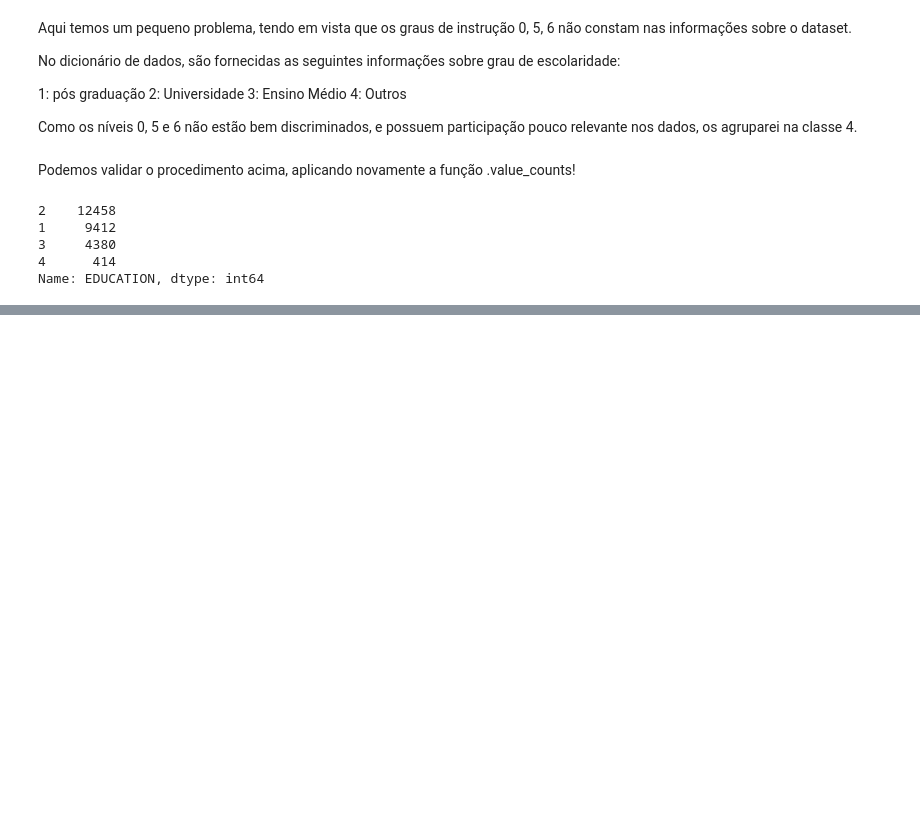
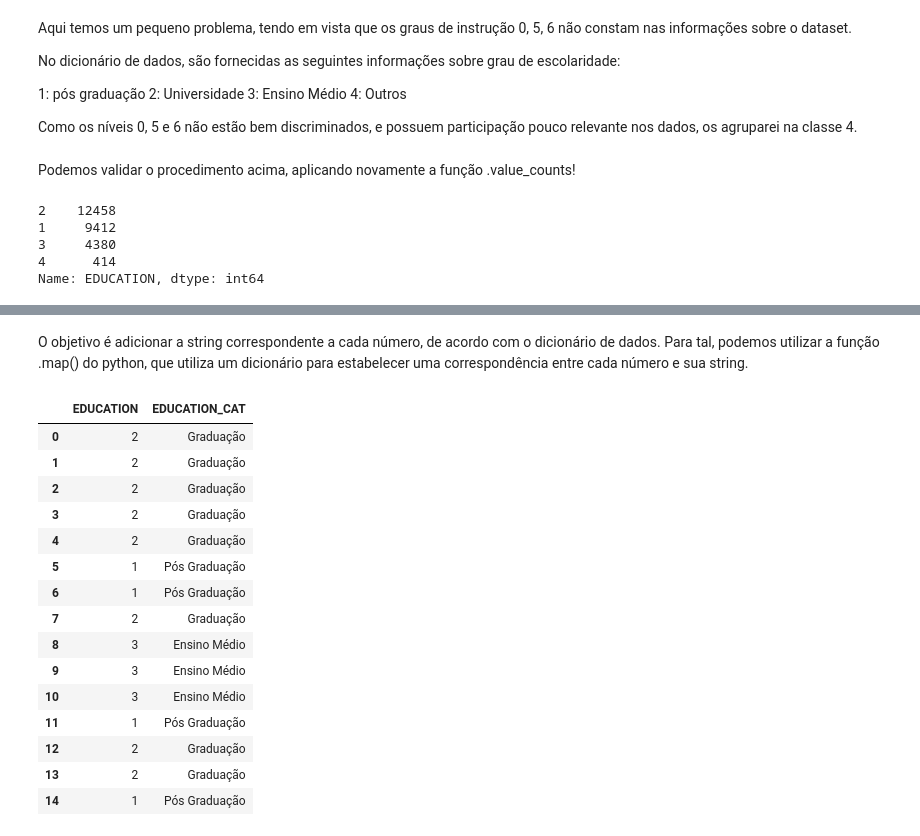
Before and after one commit to marcosvnespolo/Previsao_Inadimplencia, a Jupyter notebook: Previsão_Inadimplência.ipynb, the cells around one changed output, grey strips where cells are left out. Cells and saved outputs as stored; diff of their text form; code cells hidden in the pictures; blank space fills up the shorter version.

```diff
--- a/Previsão_Inadimplência.ipynb
+++ b/Previsão_Inadimplência.ipynb
@@ -416,0 +429,2 @@ Name: EDUCATION, dtype: int64
+# %%
+df_limpo2['MARRIAGE'].replace(to_replace=0, value=3, inplace=True)
@@ -416,0 +453,2 @@ Name: EDUCATION, dtype: int64
+# %% [markdown]
+O objetivo é adicionar a string correspondente a cada número, de acordo com o dicionário de dados. Para tal, podemos utilizar a função .map() do python, que utiliza um dicionário para estabelecer uma correspondência entre cada número e sua string.
@@ -416,0 +462,19 @@ Name: EDUCATION, dtype: int64
+# %%
+df_limpo2[['EDUCATION', 'EDUCATION_CAT']].head(15)
+# %% [output]
+|  | EDUCATION | EDUCATION_CAT |
+| 0 | 2 | Graduação |
+| 1 | 2 | Graduação |
+| 2 | 2 | Graduação |
+| 3 | 2 | Graduação |
+| 4 | 2 | Graduação |
+| 5 | 1 | Pós Graduação |
+| 6 | 1 | Pós Graduação |
+| 7 | 2 | Graduação |
+| 8 | 3 | Ensino Médio |
+| 9 | 3 | Ensino Médio |
+| 10 | 3 | Ensino Médio |
+| 11 | 1 | Pós Graduação |
+| 12 | 2 | Graduação |
+| 13 | 2 | Graduação |
+| 14 | 1 | Pós Graduação |
```
Also changed, not shown: parts of 19 cells of this notebook.
